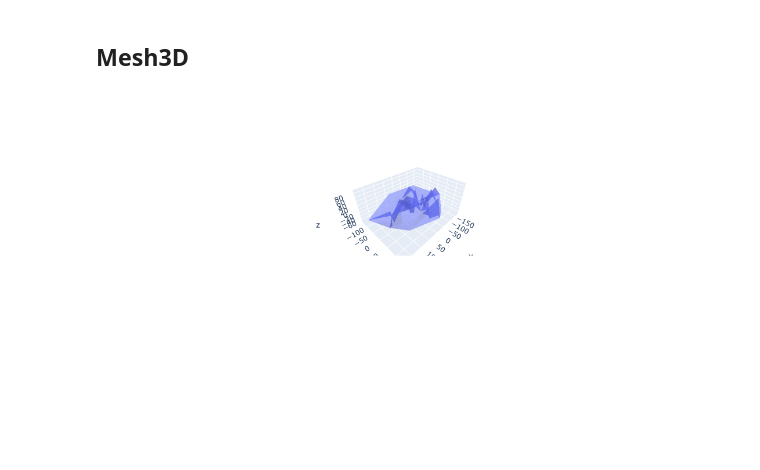
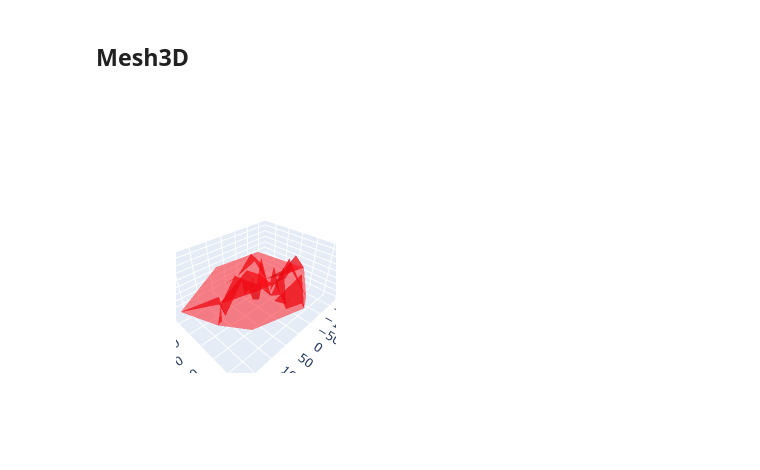
Before and after one commit to dev-DaviGuerra/Plotly, a Jupyter notebook: Plotly.ipynb, the cells around one changed output. Saved outputs shown, nothing was run; the diff lists cells and outputs as text; code cells hidden in the pictures; blank space fills up the shorter version.

```diff
--- a/Plotly.ipynb
+++ b/Plotly.ipynb
@@ -209,11 +209,12 @@ z = 40*np.random.randn(N)
 # %%
 fig = go.Figure(data=go.Mesh3d(
     x = x,
     y = y,
     z = z,
-    opacity=0.5
+    opacity=0.5,
+    color = '#FF0912'
 ))
 
 fig.show()
 # %% [output]
-[figure, old version]
+[figure, new version]
```
Also changed, not shown: parts of 22 cells of this notebook.
